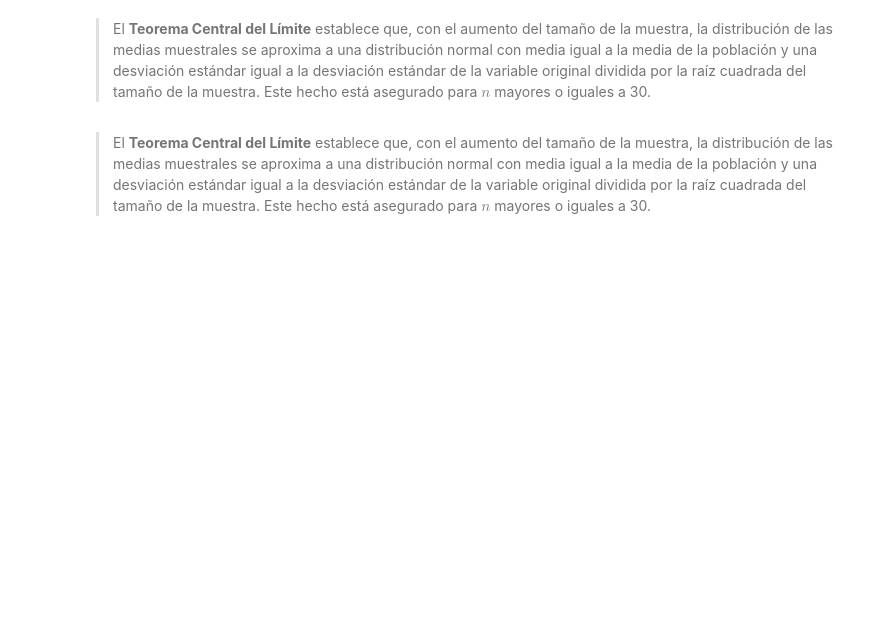
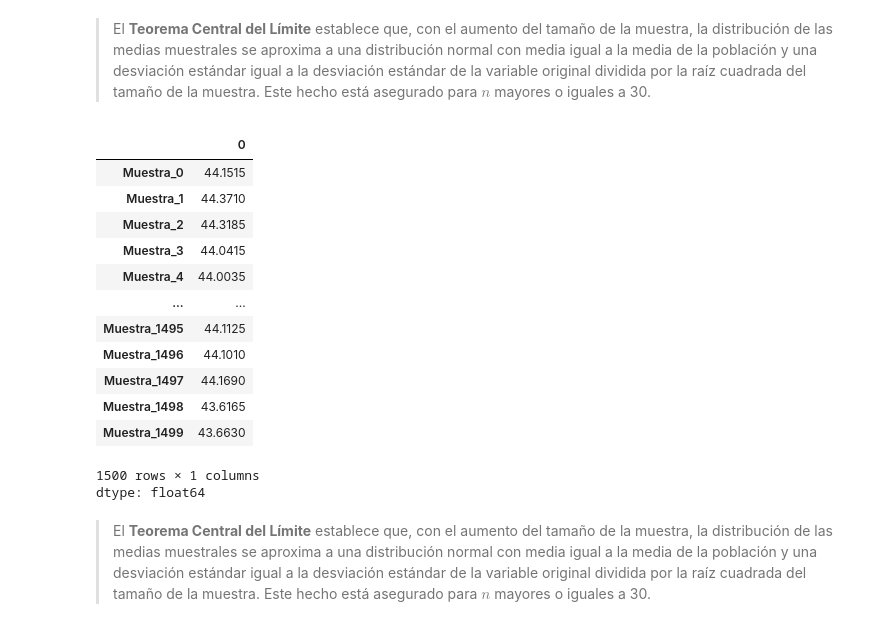
Before and after one commit to cmrondon2000/1764-estadistica-con-python-probabilidad-y-muestreo, a Jupyter notebook: Inicial.ipynb, the cells around one changed output. Drawn from its saved outputs; the diff is of its cells as text; code cells hidden in the pictures; blank space fills up the shorter version.

```diff
--- a/Inicial.ipynb
+++ b/Inicial.ipynb
@@ -839,4 +869,21 @@ La desviación estándar de las medias muestrales se conoce como **error estánd
 # %% [markdown]
 > El **Teorema Central del Límite** establece que, con el aumento del tamaño de la muestra, la distribución de las medias muestrales se aproxima a una distribución normal con media igual a la media de la población y una desviación estándar igual a la desviación estándar de la variable original dividida por la raíz cuadrada del tamaño de la muestra. Este hecho está asegurado para $n$ mayores o iguales a 30.
+# %%
+muestras.mean()
+# %% [output]
+|  | 0 |
+| Muestra_0 | 44.1515 |
+| Muestra_1 | 44.3710 |
+| Muestra_2 | 44.3185 |
+| Muestra_3 | 44.0415 |
+| Muestra_4 | 44.0035 |
+| ... | ... |
+| Muestra_1495 | 44.1125 |
+| Muestra_1496 | 44.1010 |
+| Muestra_1497 | 44.1690 |
+| Muestra_1498 | 43.6165 |
+| Muestra_1499 | 43.6630 |
+1500 rows × 1 columns
+dtype: float64
 # %% [markdown]
 > El **Teorema Central del Límite** establece que, con el aumento del tamaño de la muestra, la distribución de las medias muestrales se aproxima a una distribución normal con media igual a la media de la población y una desviación estándar igual a la desviación estándar de la variable original dividida por la raíz cuadrada del tamaño de la muestra. Este hecho está asegurado para $n$ mayores o iguales a 30.
```
Also changed, not shown: parts of 20 cells of this notebook.
